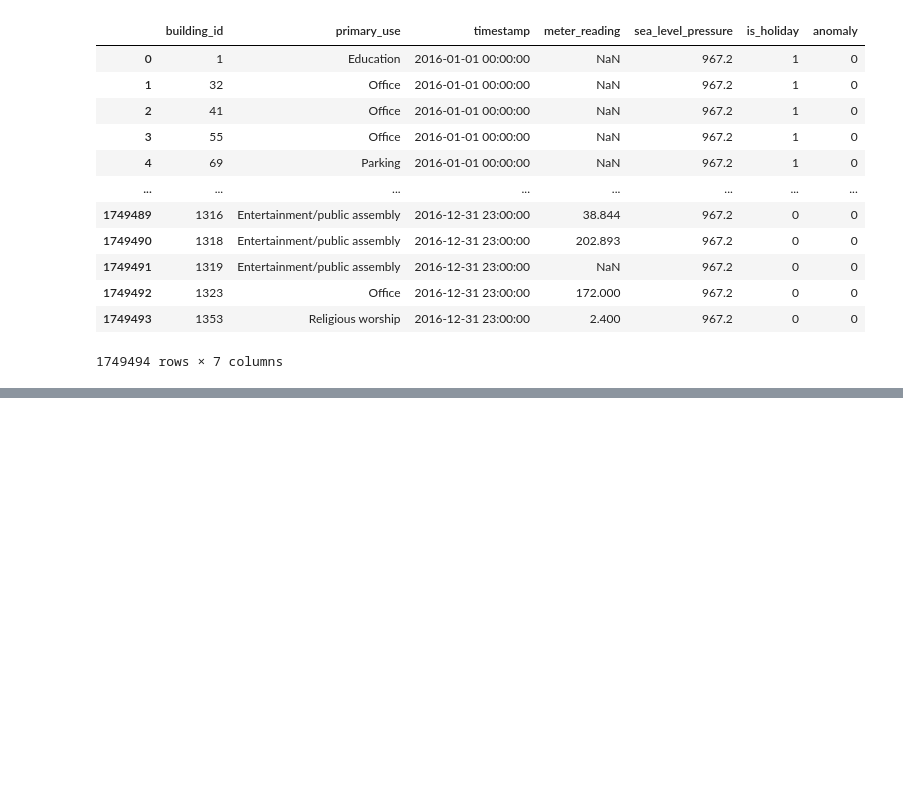
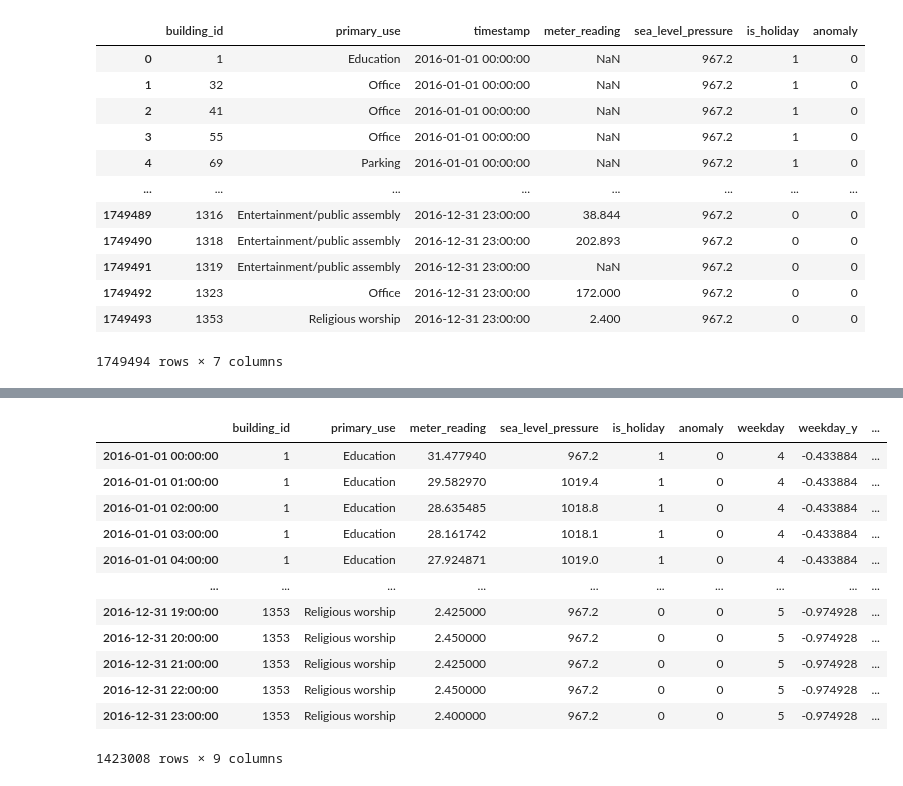
Before and after one commit to cmmedoro/Unsupervised_Anomaly_Detection_thesis, a Jupyter notebook: prove.ipynb, the cells around one changed output, grey strips where cells are left out. Cells and saved outputs as stored; diff of their text form; code cells hidden in the pictures; blank space fills up the shorter version.

```diff
--- a/prove.ipynb
+++ b/prove.ipynb
@@ -48,0 +108,3 @@ NameError: name 'impute_nulls' is not defined
+# %%
+dfs_train, dfs_val = train_val_split(df1)
+train = pd.concat(dfs_train.values())
@@ -48,0 +113,16 @@ NameError: name 'impute_nulls' is not defined
+# %%
+train
+# %% [output]
+|  | building_id | primary_use | meter_reading | sea_level_pressure | is_holiday | anomaly | weekday | weekday_y | ... |
+| 2016-01-01 00:00:00 | 1 | Education | 31.477940 | 967.2 | 1 | 0 | 4 | -0.433884 | ... |
+| 2016-01-01 01:00:00 | 1 | Education | 29.582970 | 1019.4 | 1 | 0 | 4 | -0.433884 | ... |
+| 2016-01-01 02:00:00 | 1 | Education | 28.635485 | 1018.8 | 1 | 0 | 4 | -0.433884 | ... |
+| 2016-01-01 03:00:00 | 1 | Education | 28.161742 | 1018.1 | 1 | 0 | 4 | -0.433884 | ... |
+| 2016-01-01 04:00:00 | 1 | Education | 27.924871 | 1019.0 | 1 | 0 | 4 | -0.433884 | ... |
+| ... | ... | ... | ... | ... | ... | ... | ... | ... | ... |
+| 2016-12-31 19:00:00 | 1353 | Religious worship | 2.425000 | 967.2 | 0 | 0 | 5 | -0.974928 | ... |
+| 2016-12-31 20:00:00 | 1353 | Religious worship | 2.450000 | 967.2 | 0 | 0 | 5 | -0.974928 | ... |
+| 2016-12-31 21:00:00 | 1353 | Religious worship | 2.425000 | 967.2 | 0 | 0 | 5 | -0.974928 | ... |
+| 2016-12-31 22:00:00 | 1353 | Religious worship | 2.450000 | 967.2 | 0 | 0 | 5 | -0.974928 | ... |
+| 2016-12-31 23:00:00 | 1353 | Religious worship | 2.400000 | 967.2 | 0 | 0 | 5 | -0.974928 | ... |
+1423008 rows × 9 columns
```
Also changed, not shown: parts of 30 cells of this notebook.
